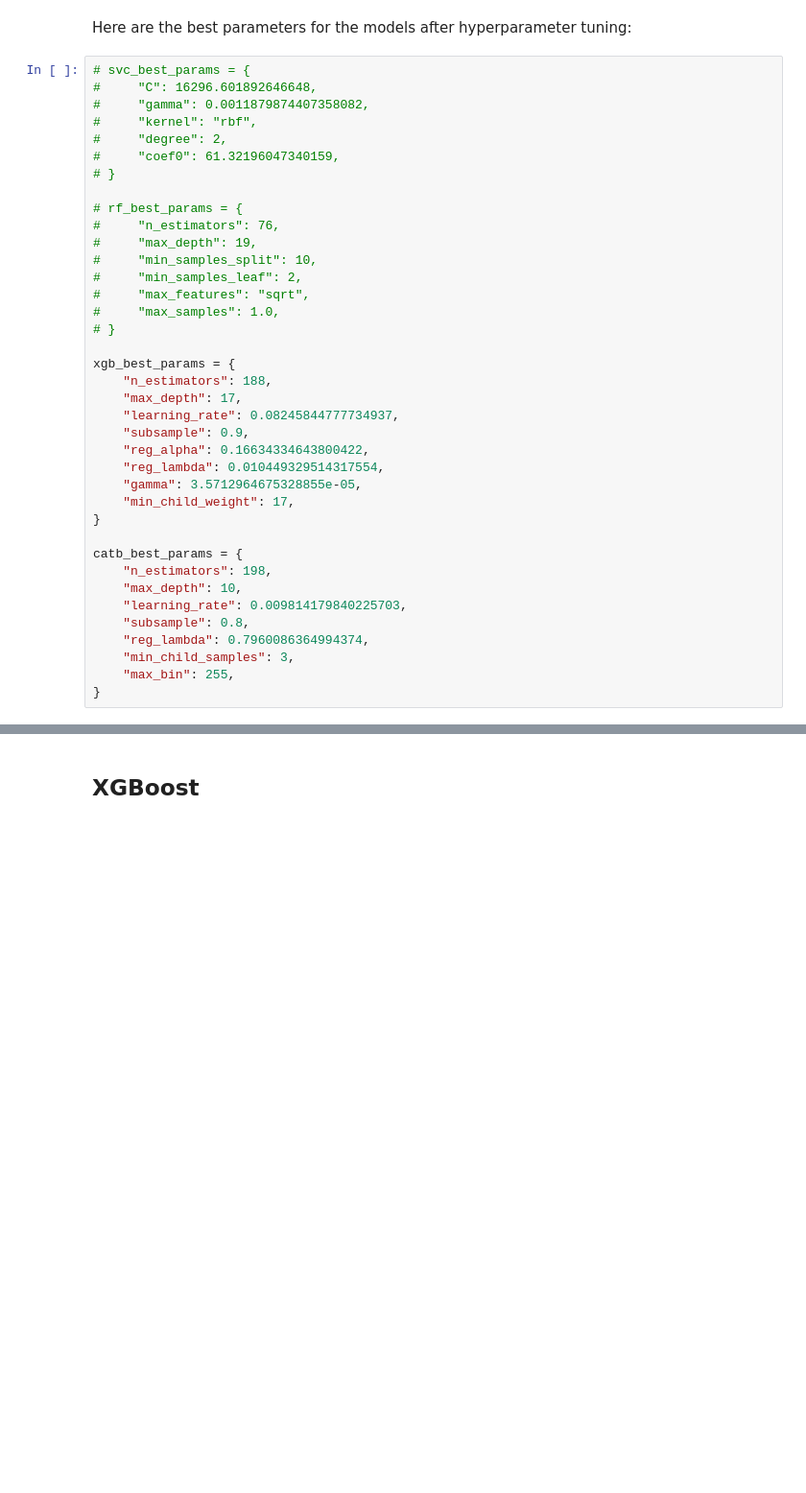
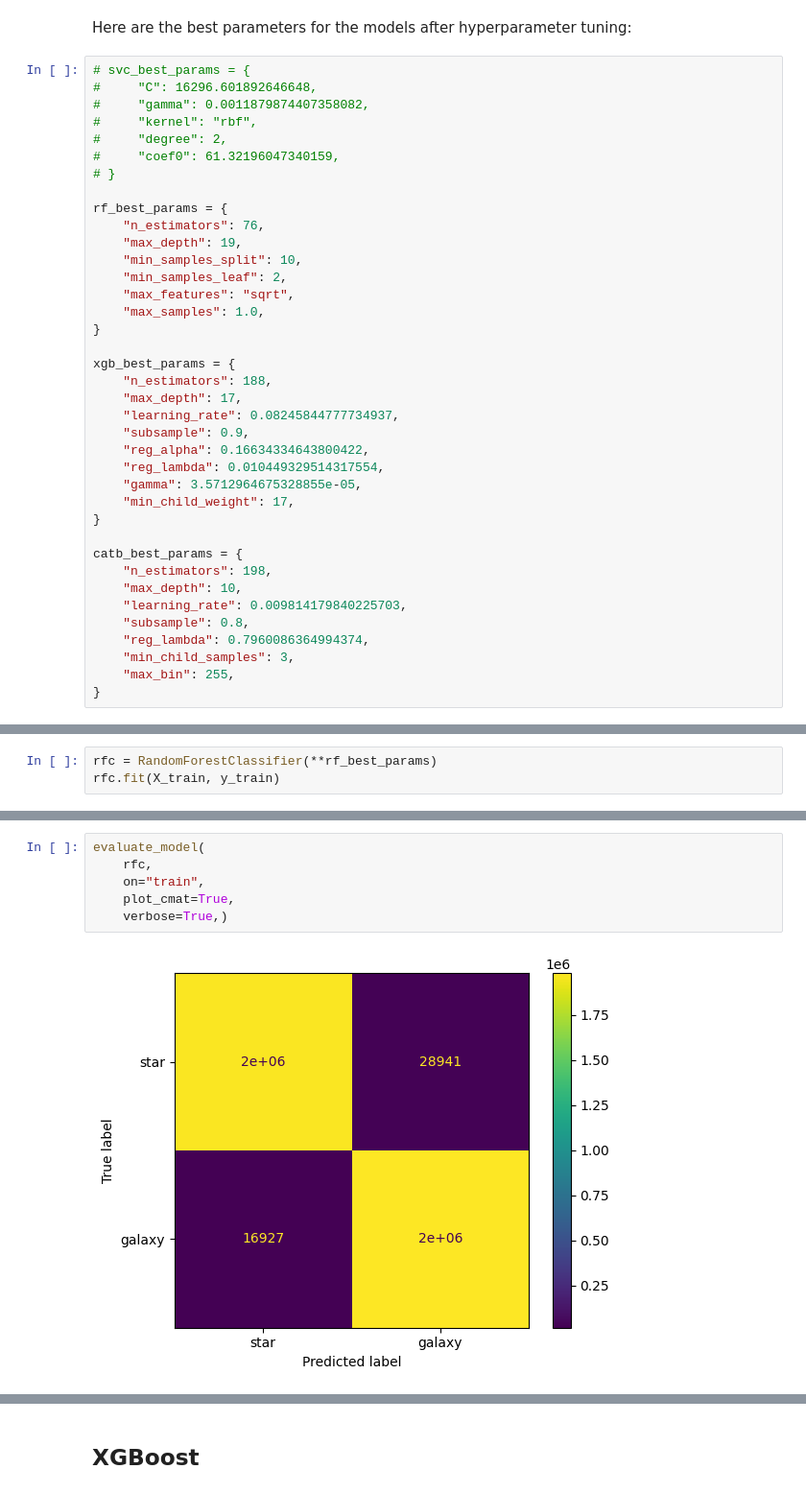
Before and after one commit to Hari31416/CelestialClassify, a Jupyter notebook: codes/Final_Models.ipynb, the cells around one changed output, grey strips where cells are left out. Shown at 96% size. Drawn from its saved outputs; the diff is of its cells as text; blank space fills up the shorter version.

Commit message:
Added random forest to the ensemble (Using RAPIDS)

```diff
--- a/codes/Final_Models.ipynb
+++ b/codes/Final_Models.ipynb
@@ -194,14 +193,14 @@ Here are the best parameters for the models after hyperparameter tuning:
 #     "coef0": 61.32196047340159,
 # }
 
-# rf_best_params = {
-#     "n_estimators": 76,
-#     "max_depth": 19,
-#     "min_samples_split": 10,
-#     "min_samples_leaf": 2,
-#     "max_features": "sqrt",
-#     "max_samples": 1.0,
-# }
+rf_best_params = {
+    "n_estimators": 76,
+    "max_depth": 19,
+    "min_samples_split": 10,
+    "min_samples_leaf": 2,
+    "max_features": "sqrt",
+    "max_samples": 1.0,
+}
 
 xgb_best_params = {
     "n_estimators": 188,
@@ -225,0 +229,3 @@ catb_best_params = {
+# %%
+rfc = RandomForestClassifier(**rf_best_params)
+rfc.fit(X_train, y_train)
@@ -225,0 +234,8 @@ catb_best_params = {
+# %%
+evaluate_model(
+    rfc,
+    on="train",
+    plot_cmat=True,
+    verbose=True,)
+# %% [output]
+[figure, added]
```
Also changed, not shown: parts of 16 cells of this notebook.
